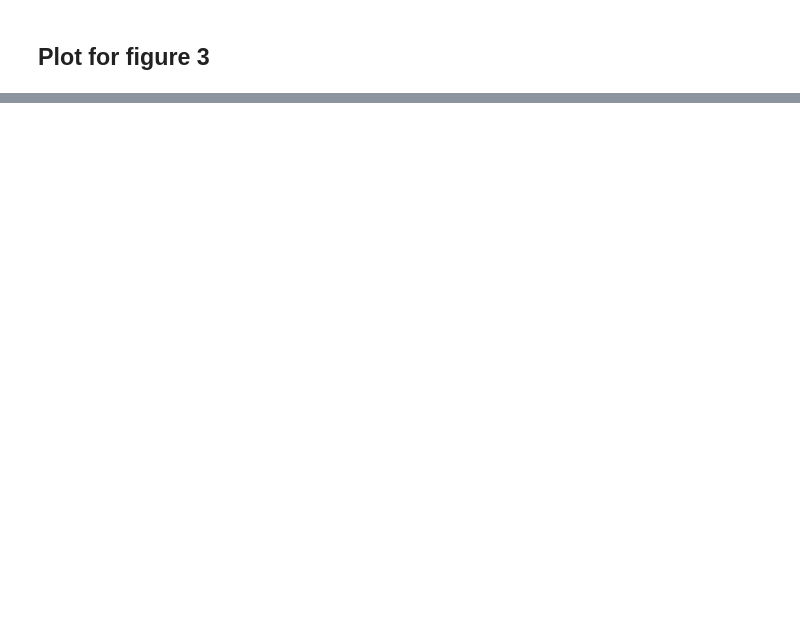
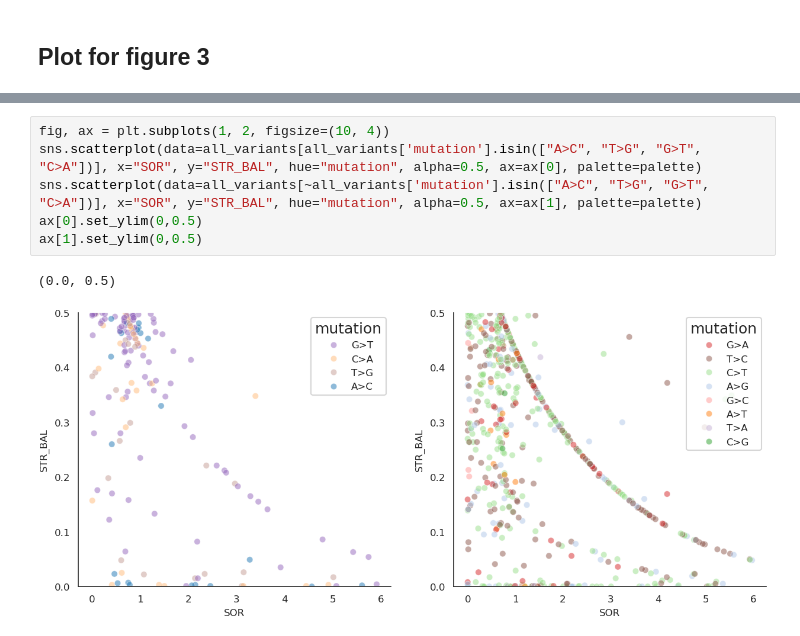
Before and after one commit to treangenlab/bronko-test, a Jupyter notebook: bronko_test/persistent_infections/Fig3.ipynb, the cells around one changed output, grey strips where cells are left out. Saved outputs shown, nothing was run; the diff lists cells and outputs as text; blank space fills up the shorter version.

```diff
--- a/bronko_test/persistent_infections/Fig3.ipynb
+++ b/bronko_test/persistent_infections/Fig3.ipynb
@@ -191,0 +313,9 @@ plt.show()
+# %%
+fig, ax = plt.subplots(1, 2, figsize=(10, 4))
+sns.scatterplot(data=all_variants[all_variants['mutation'].isin(["A>C", "T>G", "G>T", "C>A"])], x="SOR", y="STR_BAL", hue="mutation", alpha=0.5, ax=ax[0], palette=palette)
+sns.scatterplot(data=all_variants[~all_variants['mutation'].isin(["A>C", "T>G", "G>T", "C>A"])], x="SOR", y="STR_BAL", hue="mutation", alpha=0.5, ax=ax[1], palette=palette)
+ax[0].set_ylim(0,0.5)
+ax[1].set_ylim(0,0.5)
+# %% [output]
+(0.0, 0.5)
+[figure, added]
```
Also changed, not shown: parts of 31 cells of this notebook, 2 other files.
